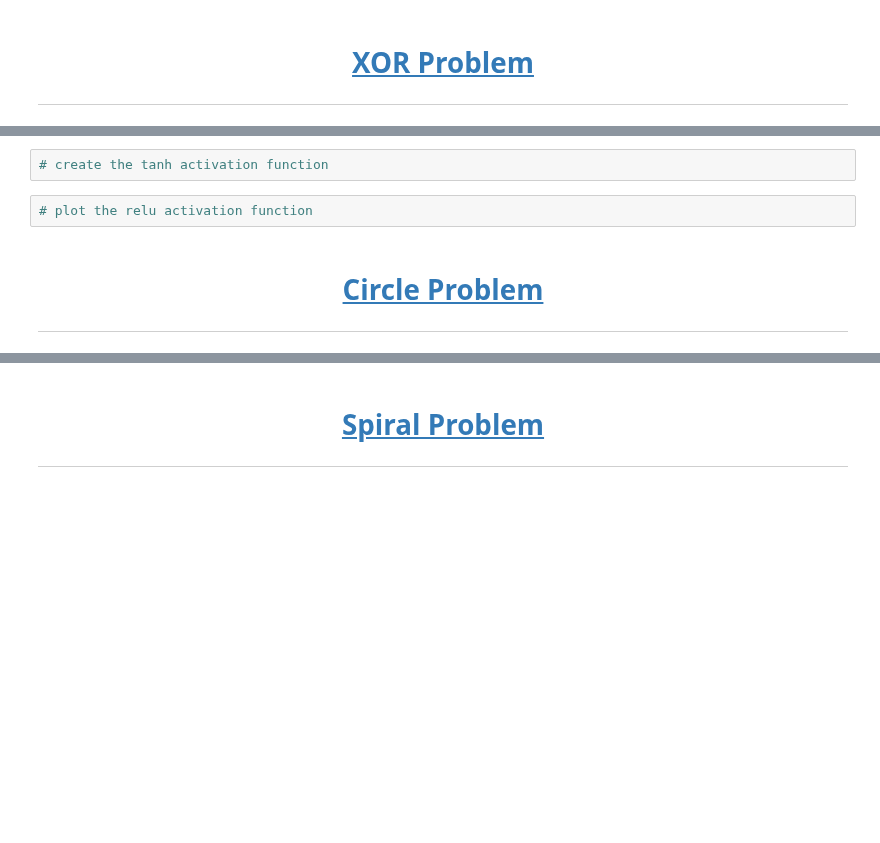
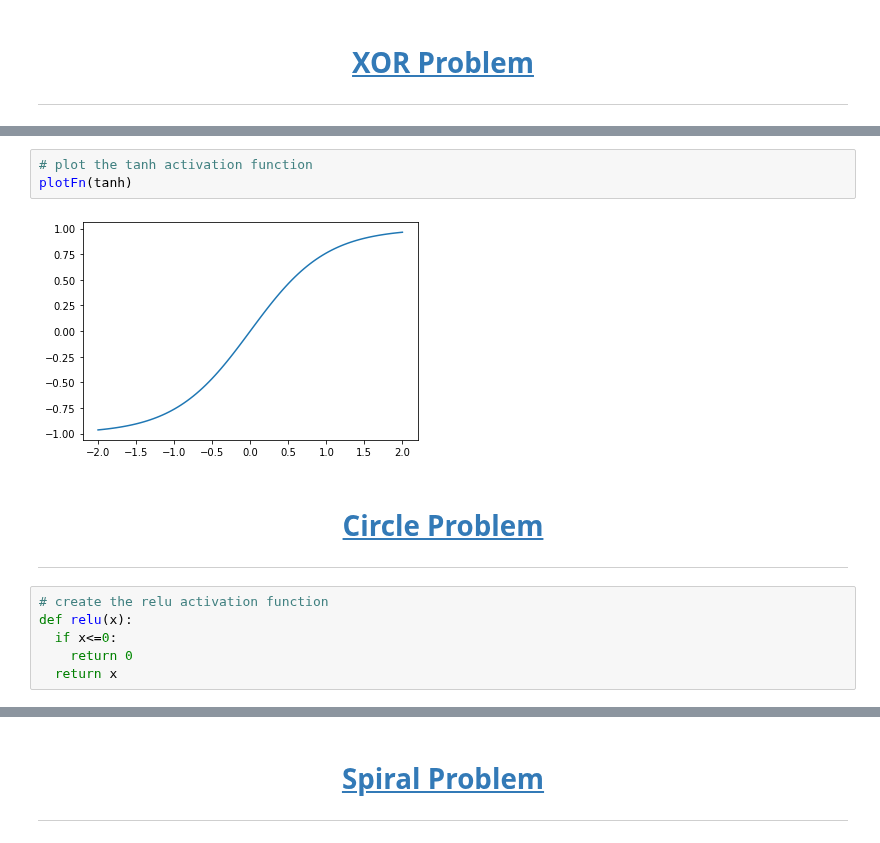
Before and after one commit to knpatel2/ai-webdev, a Jupyter notebook: lessons/lesson-01/lesson-01.snsie.ipynb, the cells around one changed output, grey strips where cells are left out. Cells and saved outputs as stored; diff of their text form; blank space fills up the shorter version.

```diff
--- a/lessons/lesson-01/lesson-01.snsie.ipynb
+++ b/lessons/lesson-01/lesson-01.snsie.ipynb
@@ -141,9 +154,16 @@ getNetOut()
 # %%
-# create the tanh activation function
+# plot the tanh activation function
+plotFn(tanh)
+# %% [output]
+[figure, added]
-# %%
-# plot the relu activation function
 # %% [markdown]
 # <center><a href='https://playground.tensorflow.org/#activation=sigmoid&batchSize=10&dataset=circle&regDataset=reg-plane&learningRate=0.03&regularizationRate=0&noise=0&networkShape=8&seed=0.48066&showTestData=false&discretize=false&percTrainData=50&x=true&y=true&xTimesY=false&xSquared=false&ySquared=false&cosX=false&sinX=false&cosY=false&sinY=false&collectStats=false&problem=classification&initZero=false&hideText=false'>Circle Problem</a></center>
 
 ---
+# %%
+# create the relu activation function
+def relu(x):
+  if x<=0:
+    return 0
+  return x
 # %%
```
Also changed, not shown: parts of 6 cells of this notebook.
